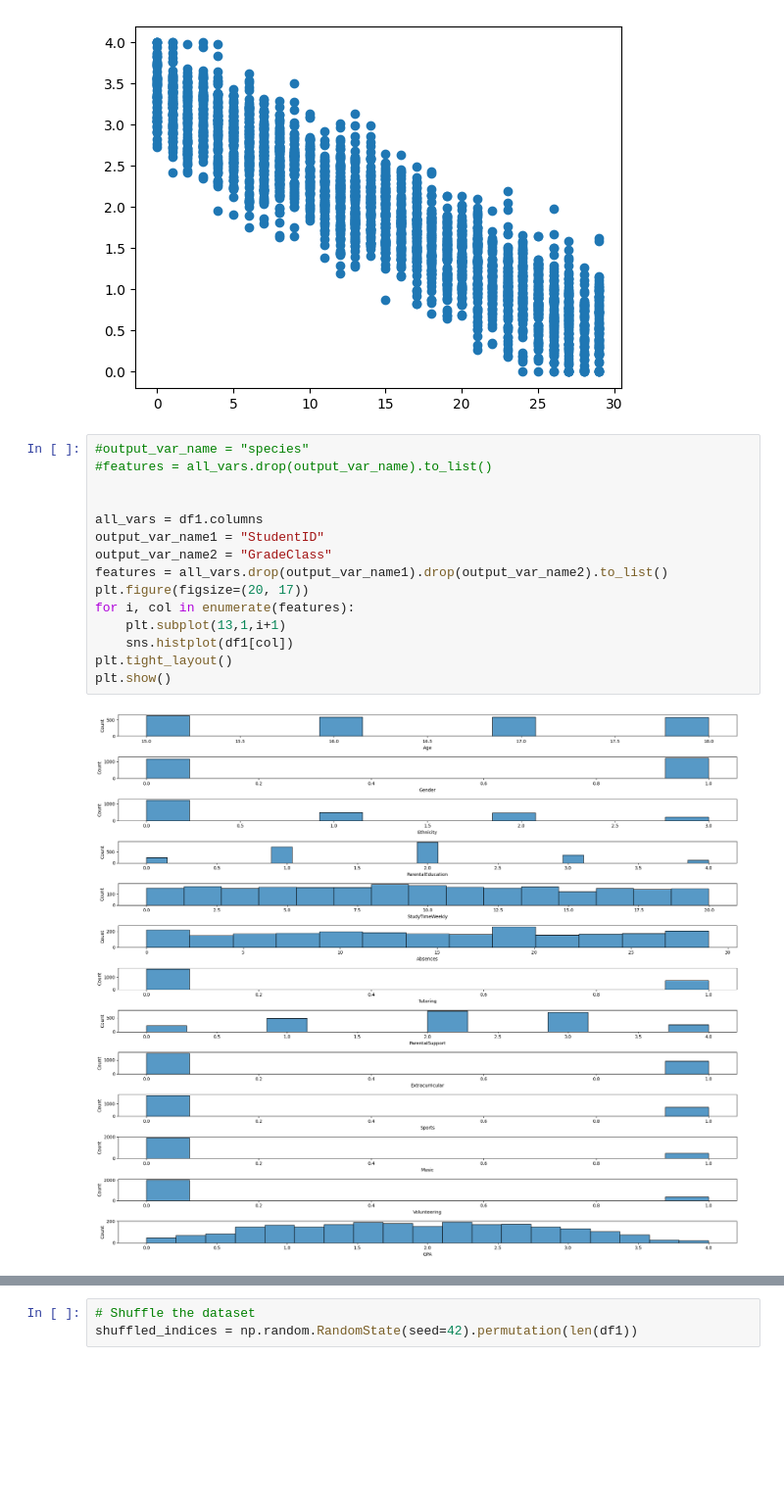
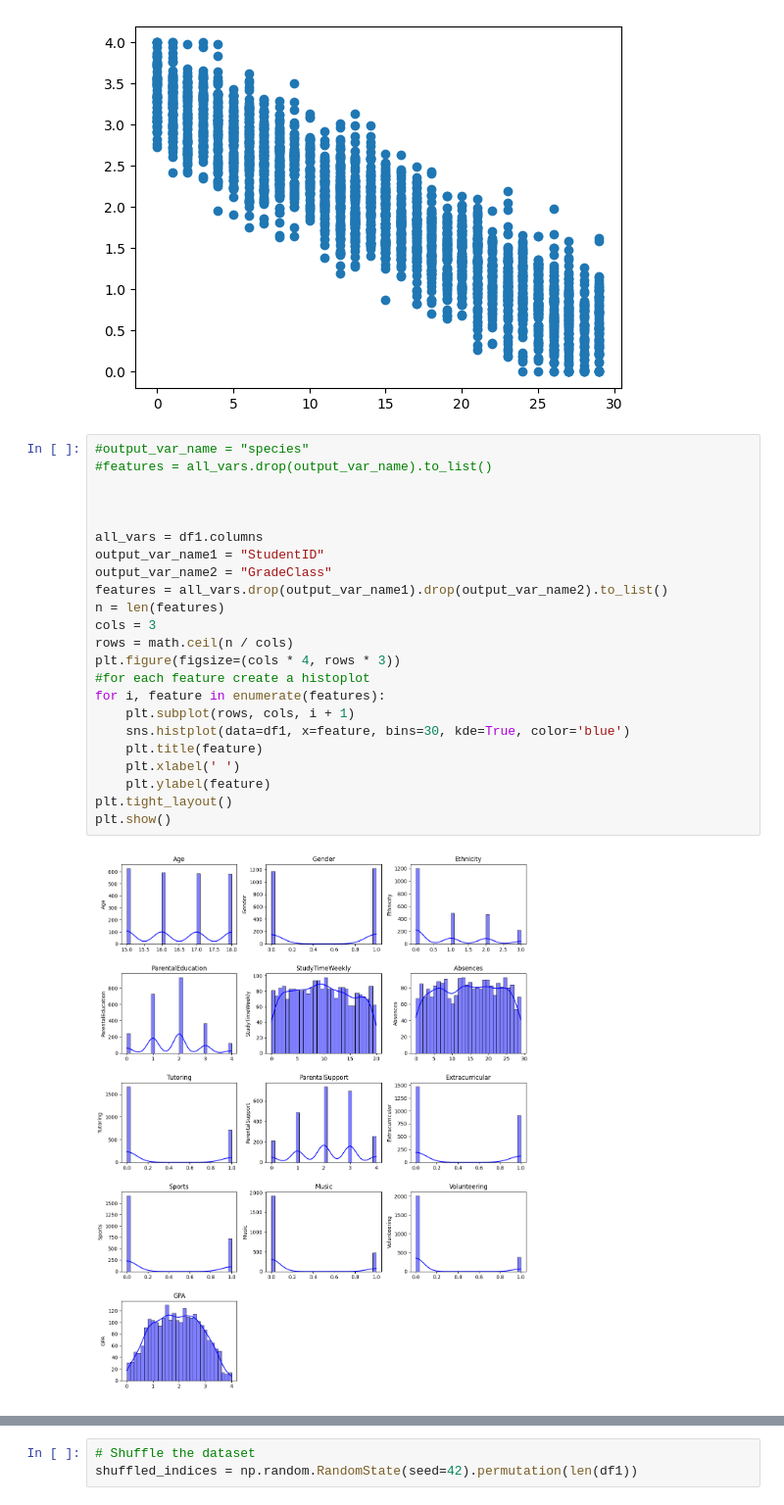
Before and after one commit to ZanB04/Guided-Project, a Jupyter notebook: notebooks/Data understanding.ipynb, the cells around one changed output, grey strips where cells are left out. Shown at 98% size. Cells and saved outputs as stored; diff of their text form; blank space fills up the shorter version.

```diff
--- a/notebooks/Data understanding.ipynb
+++ b/notebooks/Data understanding.ipynb
@@ -59,18 +57,26 @@ plt.scatter(data=df1,x="Absences",y="GPA")
 # %%
 #output_var_name = "species"
 #features = all_vars.drop(output_var_name).to_list()
+
 
 
 all_vars = df1.columns
 output_var_name1 = "StudentID"
 output_var_name2 = "GradeClass"
 features = all_vars.drop(output_var_name1).drop(output_var_name2).to_list()
-plt.figure(figsize=(20, 17))
-for i, col in enumerate(features):
-    plt.subplot(13,1,i+1)
-    sns.histplot(df1[col])
+n = len(features)
+cols = 3
+rows = math.ceil(n / cols)
+plt.figure(figsize=(cols * 4, rows * 3))
+#for each feature create a histoplot
+for i, feature in enumerate(features):
+    plt.subplot(rows, cols, i + 1)
+    sns.histplot(data=df1, x=feature, bins=30, kde=True, color='blue')
+    plt.title(feature)
+    plt.xlabel(' ')
+    plt.ylabel(feature)
 plt.tight_layout()
 plt.show()
 # %% [output]
-[figure, old version]
+[figure, new version]
 # %%
```
Also changed, not shown: parts of 9 cells of this notebook, 1 other file.
